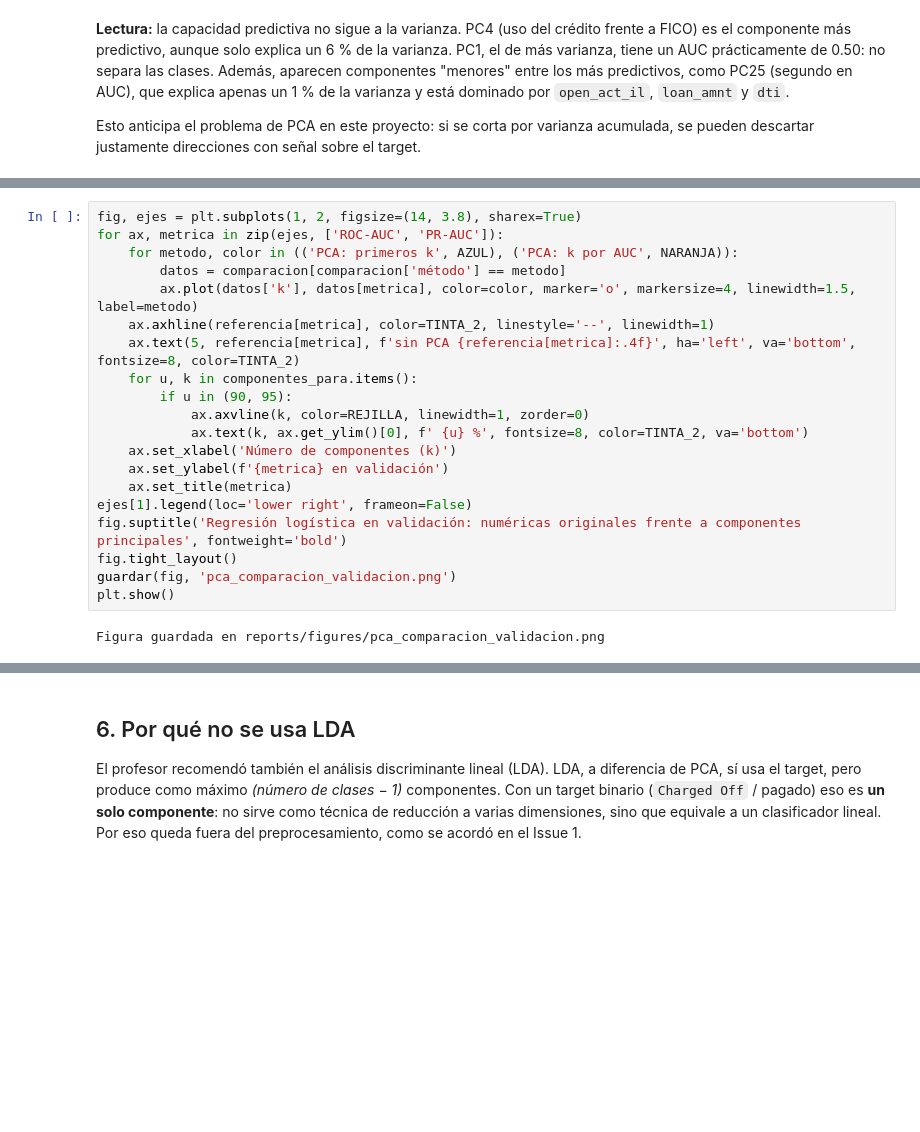
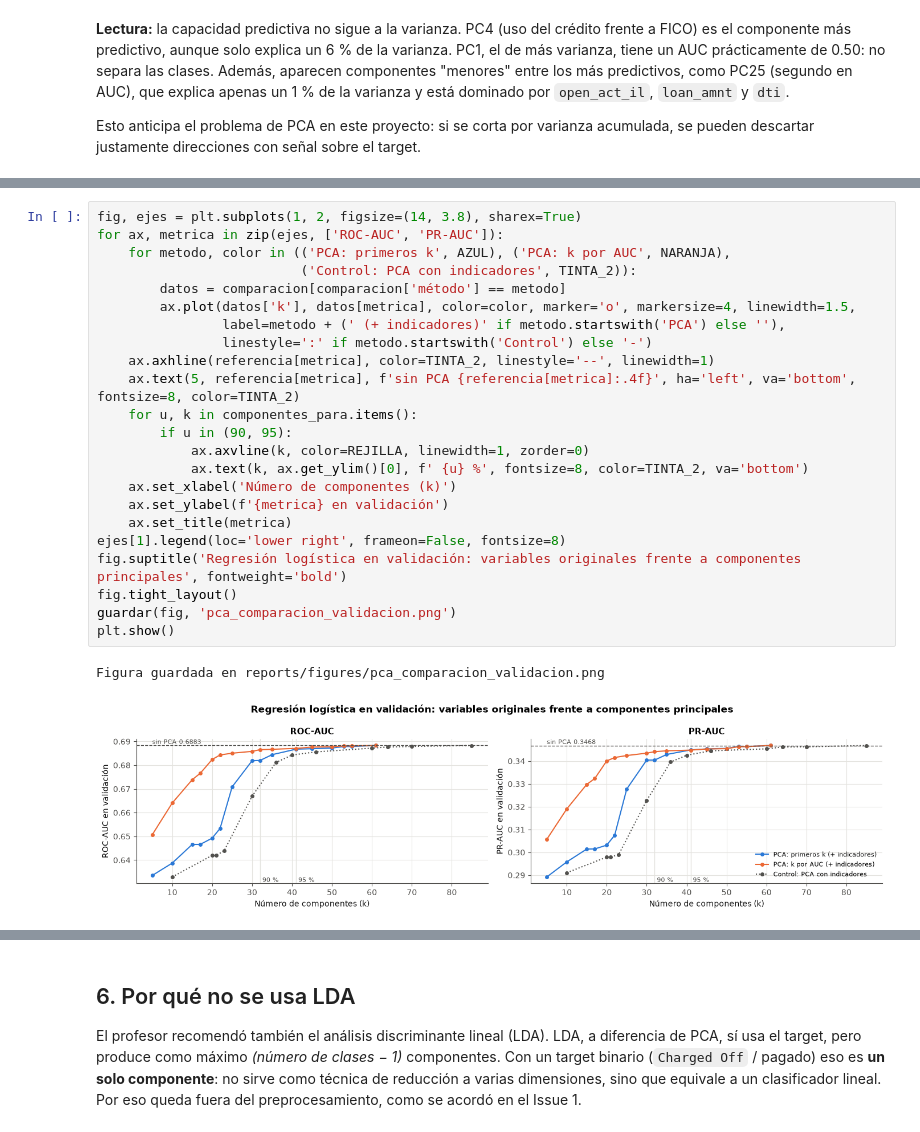
Before and after one commit to J-D-Rosales/Prediction-With-Machine-Learning-Lending-Club, a Jupyter notebook: notebooks/issue7.ipynb, the cells around one changed output, grey strips where cells are left out. Cells and saved outputs as stored; diff of their text form; blank space fills up the shorter version.

```diff
--- a/notebooks/issue7.ipynb
+++ b/notebooks/issue7.ipynb
@@ -415,25 +400,29 @@ comparacion.set_index(['método', 'k']).round(4)
 # %%
 fig, ejes = plt.subplots(1, 2, figsize=(14, 3.8), sharex=True)
 for ax, metrica in zip(ejes, ['ROC-AUC', 'PR-AUC']):
-    for metodo, color in (('PCA: primeros k', AZUL), ('PCA: k por AUC', NARANJA)):
+    for metodo, color in (('PCA: primeros k', AZUL), ('PCA: k por AUC', NARANJA),
+                          ('Control: PCA con indicadores', TINTA_2)):
         datos = comparacion[comparacion['método'] == metodo]
-        ax.plot(datos['k'], datos[metrica], color=color, marker='o', markersize=4, linewidth=1.5, label=metodo)
+        ax.plot(datos['k'], datos[metrica], color=color, marker='o', markersize=4, linewidth=1.5,
+                label=metodo + (' (+ indicadores)' if metodo.startswith('PCA') else ''),
+                linestyle=':' if metodo.startswith('Control') else '-')
     ax.axhline(referencia[metrica], color=TINTA_2, linestyle='--', linewidth=1)
     ax.text(5, referencia[metrica], f'sin PCA {referencia[metrica]:.4f}', ha='left', va='bottom', fontsize=8, color=TINTA_2)
     for u, k in componentes_para.items():
         if u in (90, 95):
             ax.axvline(k, color=REJILLA, linewidth=1, zorder=0)
             ax.text(k, ax.get_ylim()[0], f' {u} %', fontsize=8, color=TINTA_2, va='bottom')
     ax.set_xlabel('Número de componentes (k)')
     ax.set_ylabel(f'{metrica} en validación')
     ax.set_title(metrica)
-ejes[1].legend(loc='lower right', frameon=False)
-fig.suptitle('Regresión logística en validación: numéricas originales frente a componentes principales', fontweight='bold')
+ejes[1].legend(loc='lower right', frameon=False, fontsize=8)
+fig.suptitle('Regresión logística en validación: variables originales frente a componentes principales', fontweight='bold')
 fig.tight_layout()
 guardar(fig, 'pca_comparacion_validacion.png')
 plt.show()
 # %% [output]
 Figura guardada en reports/figures/pca_comparacion_validacion.png
+[figure, added]
 # %% [markdown]
 **Lectura:**
 
```
Also changed, not shown: parts of 15 cells of this notebook, 7 other files.
